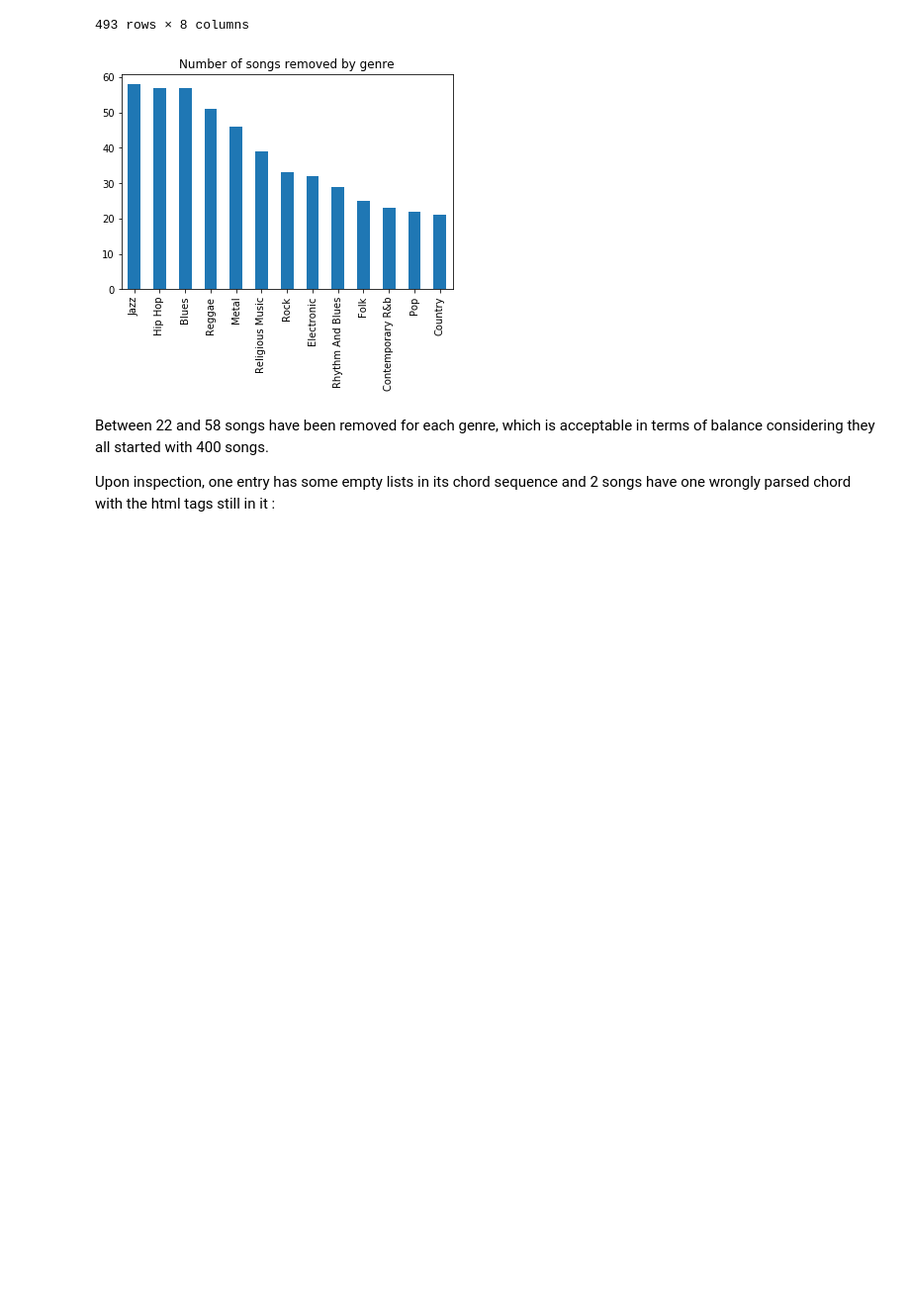
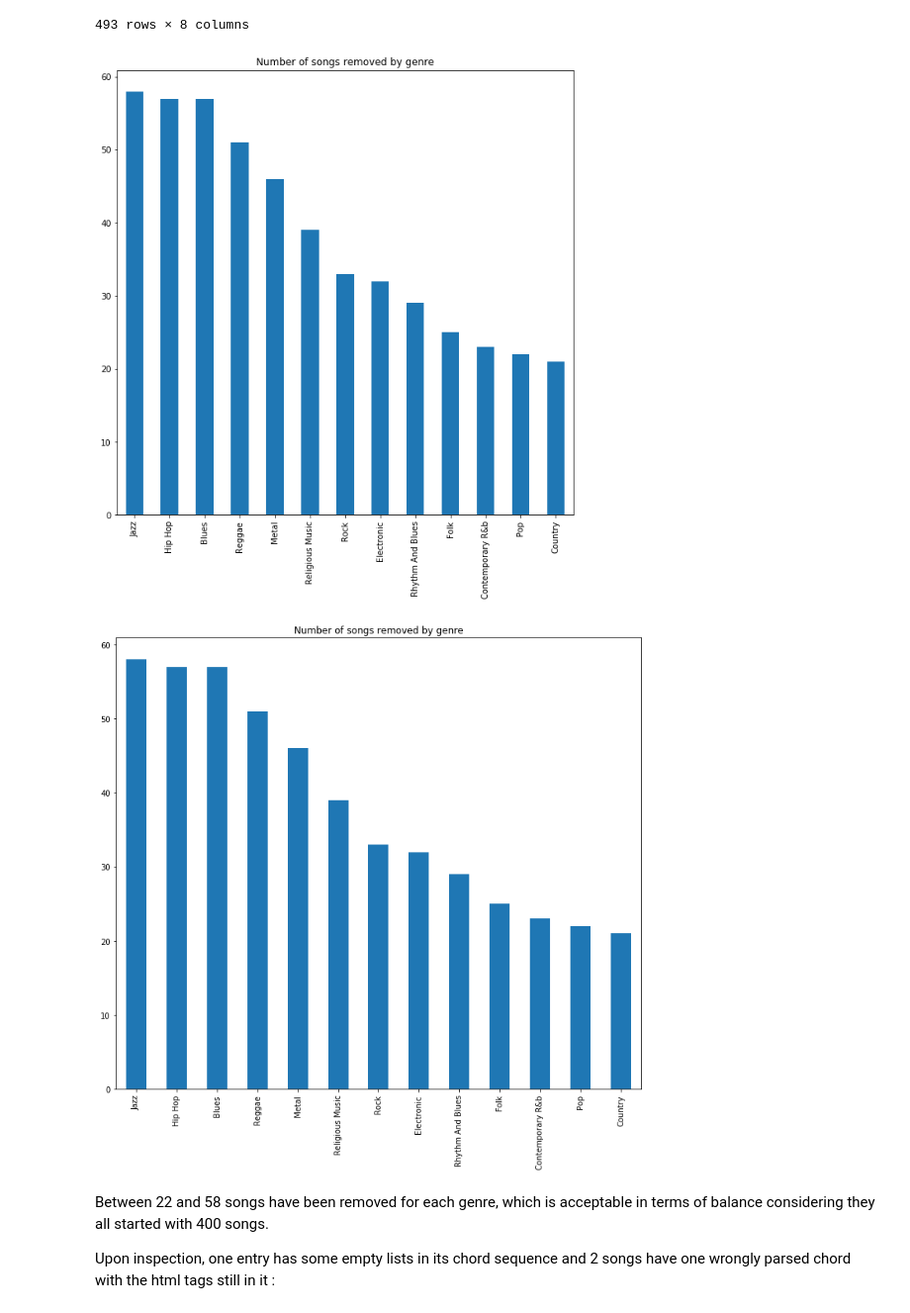
Before and after one commit to CSantiStSup/Digital_Musicology, a Jupyter notebook: Milestone 3.ipynb, the cells around one changed output. Shown at 99% size. Drawn from its saved outputs; the diff is of its cells as text; code cells hidden in the pictures; blank space fills up the shorter version.

```diff
--- a/Milestone 3.ipynb
+++ b/Milestone 3.ipynb
@@ -91,11 +91,15 @@ df[wrong_entries]
 | 5191 | Betty N Dupree | Taj Mahal | Blues | https://tabs.ultimate-guitar.com/... | 397 | [F/C, G5, C, F/C, C, C, F/C, F/C,... | n/c c n/c c (accelerando strums) ... | [n/c, c, n/c, c, (accelerando, st... |
 493 rows × 8 columns
 # %%
+plt.figure(figsize=(10,10))
 df[wrong_entries].Genre.value_counts().plot(kind="bar")
 plt.title("Number of songs removed by genre")
+plt.tight_layout()
+plt.savefig("figures/pruning_by_genres.png")
 plt.show()
 # %% [output]
-[figure, old version]
+[figure, new version]
+[figure, added]
 # %% [markdown]
 Between 22 and 58 songs have been removed for each genre, which is acceptable in terms of balance considering they all started with 400 songs.
 
```
Also changed, not shown: 30 other files.
